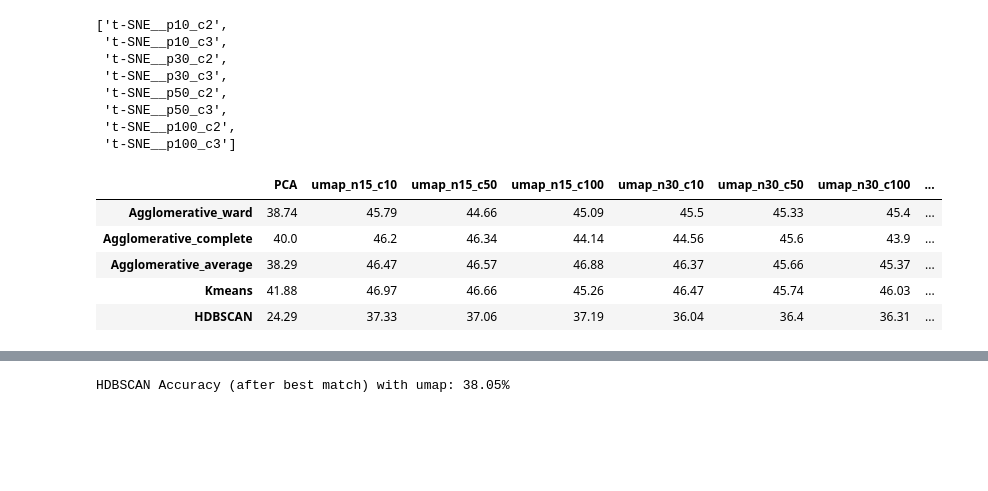
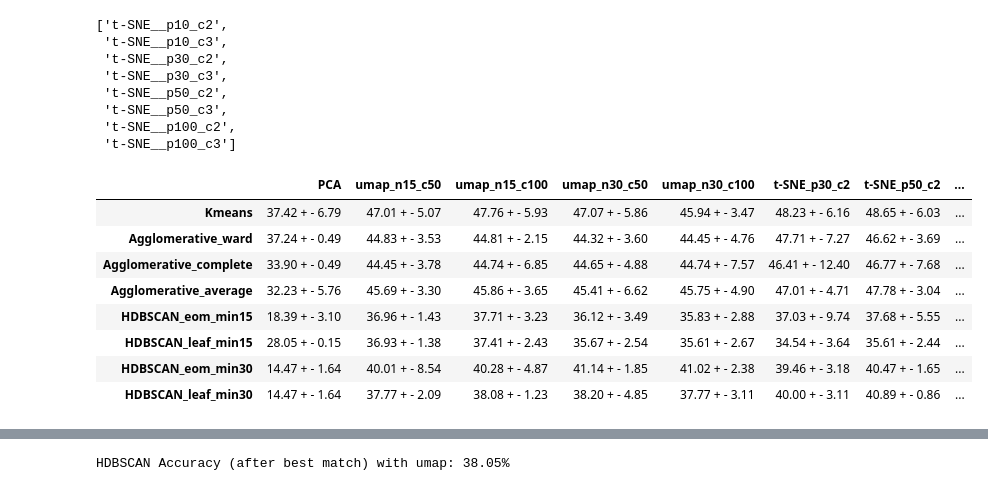
Before and after one commit to PulyaPolya/genres, a Jupyter notebook: ast_embedding_clustering.ipynb, the cells around one changed output, grey strips where cells are left out. Saved outputs shown, nothing was run; the diff lists cells and outputs as text; code cells hidden in the pictures; blank space fills up the shorter version.

```diff
--- a/ast_embedding_clustering.ipynb
+++ b/ast_embedding_clustering.ipynb
@@ -691,7 +709,7 @@ from sklearn.cluster import SpectralClustering
 from sklearn.mixture import GaussianMixture
 from sklearn.cluster import HDBSCAN
 from sklearn.cluster import AgglomerativeClustering
-def cluster_points(name,spectrograms_reduced,  num_cluster = None, seed = 42, min_cluster_size =15, max_cluster_size= 120, eigen_tol= 0.0, linkage = 'ward'):
+def cluster_points(name,spectrograms_reduced,  num_cluster = None, seed = 42, min_cluster_size =15, max_cluster_size= 120, eigen_tol= 0.0, linkage = 'ward', selection = None):
     if name == "Kmeans":
         kmeans = KMeans(n_clusters = num_cluster,random_state=seed).fit(spectrograms_reduced)
         predicted_labels =kmeans.labels_
@@ -707,8 +725,8 @@ def cluster_points(name,spectrograms_reduced,  num_cluster = None, seed = 42, mi
         gm = GaussianMixture(n_components=num_cluster,covariance_type="full",
     reg_covar=1e-3, random_state=seed).fit(spectrograms_reduced)
         predicted_labels = gm.predict(spectrograms_reduced)
-    elif name == "HDBSCAN":
-        hdbscan = HDBSCAN(min_cluster_size =15, max_cluster_size= 120).fit(spectrograms_reduced)  # 15, 120 -> 40.92%
+    elif name.startswith("HDBSCAN"):
+        hdbscan = HDBSCAN(min_cluster_size =min_cluster_size, max_cluster_size= max_cluster_size,  cluster_selection_method = selection).fit(spectrograms_reduced)  # 15, 120 -> 40.92%
         predicted_labels = hdbscan.labels_+1  # treating noise as cluster
     elif name.startswith("Agglomerative"):
         agglomerative = AgglomerativeClustering(n_clusters=num_cluster, linkage = linkage).fit(spectrograms_reduced)
@@ -790,3 +808,11 @@ def get_reduction_names(algorithm,n_components, n_neighbors = None, perplexities
         reduction_names= [ f"{algorithm}_p{str(elem)}" for elem in perplexities]
     reduction_names = [ f"{name}_c{str(n_n)}"  for name in reduction_names for n_n in n_components]
     return reduction_names
+# %%
+def get_clustering_names (algorithm, linkages= None, selections = None, min_clusters= None):
+    if algorithm == "Agglomerative":
+        reduction_names =  [ f"{algorithm}_{linkage}" for linkage in linkages]
+    elif algorithm == "HDBSCAN":
+         reduction_names =  [ f"{algorithm}_{selection}" for selection in selections]
+         reduction_names =   [ f"{name}_min{min_cluster}" for min_cluster in min_clusters for name in reduction_names]
+    return reduction_names
@@ -815,16 +849,16 @@ get_reduction_names("t-SNE",n_components = [2, 3], perplexities=[ 10, 30, 50,100
 import pandas as pd
 from tqdm import tqdm
 import random
-num_trials = 10
+num_trials = 50
 
-linkages = ["ward", "complete", "average"]
-algorithms_names = ["Kmeans",  "HDBSCAN"]
-algorithms_names =  [ f"Agglomerative_{linkage}"  for linkage in linkages] + algorithms_names
-linkages = ["ward", "complete", "average", "single"]
-reduction_names_umap = get_reduction_names("umap", n_components=[ 10, 50, 100],  n_neighbors  =[15, 30])
-reduction_names_tsne = get_reduction_names("t-SNE",n_components = [2, 3], perplexities=[ 10, 30, 50,100 ])
+
+reduction_names_umap = get_reduction_names("umap", n_components=[ 50, 100],  n_neighbors  =[15, 30])
+reduction_names_tsne = get_reduction_names("t-SNE",n_components = [2], perplexities=[  30, 50,100 ])
 reduction_names = ["PCA"] + reduction_names_umap + reduction_names_tsne
-perplexity, n_neighbors = None, None
+agglomerative_names = get_clustering_names("Agglomerative", linkages = ["ward", "complete", "average"])
+hdbscan_names = get_clustering_names("HDBSCAN", selections = ["eom", "leaf"], min_clusters=[15,  30])
+algorithms_names = ["Kmeans"] + agglomerative_names + hdbscan_names
+perplexity, n_neighbors, linkage, selection, min_cluster_size,  n_components  = None, None, None, None, None, None
 seeds = []
 df = pd.DataFrame(
     [[[] for _ in reduction_names] for _ in algorithms_names],
@@ -849,12 +883,13 @@ for i in tqdm(range(num_trials)):
             #print(algorithm)
             try:
                 if  algorithm.startswith("Agglomerative"):
-                    linkage = algorithm[14:]
-                else:
-                    linkage = None
+                    linkage = algorithm.split("_")[1]
+                elif algorithm.startswith("HDBSCAN"):
+                    selection = algorithm.split("_")[1]
+                    min_cluster_size = int( algorithm.split("_")[2][3:])
                 #print(linkage)
                 predicted_labels= cluster_points(name= algorithm, spectrograms_reduced=spectrograms_reduced, num_cluster = 7,
-                                                seed = seed, min_cluster_size =15, max_cluster_size= 120, eigen_tol= eigen_tol, linkage = linkage)
+                            seed = seed, min_cluster_size =min_cluster_size, max_cluster_size= 120, linkage = linkage, selection = selection)
                 acc = get_accuracy(true_labels_enc, predicted_labels)
                 #print(acc)
                 df.at[f"{algorithm}", reduction].append( "{:.2f}".format(acc*100))
@@ -864,19 +899,22 @@ for i in tqdm(range(num_trials)):
 # %%
 df_averages = pd.DataFrame(index=algorithms_names, columns=reduction_names)
 for reduction in reduction_names:
         for algorithm in algorithms_names:
             scores = np.array(df.at[algorithm, reduction], dtype=float)
             mean = "{:.2f}".format(np.mean(scores))
             var ="{:.2f}".format(np.var(scores))
-            df_averages.at[algorithm, reduction] =float(mean) # f"{mean} + - {var}"
+            df_averages.at[algorithm, reduction] =  f"{mean} + - {var}" #float(mean) # f"{mean} + - {var}"
 df_averages
 # %% [output]
-|  | PCA | umap_n15_c10 | umap_n15_c50 | umap_n15_c100 | umap_n30_c10 | umap_n30_c50 | umap_n30_c100 | ... |
-| Agglomerative_ward | 38.74 | 45.79 | 44.66 | 45.09 | 45.5 | 45.33 | 45.4 | ... |
-| Agglomerative_complete | 40.0 | 46.2 | 46.34 | 44.14 | 44.56 | 45.6 | 43.9 | ... |
-| Agglomerative_average | 38.29 | 46.47 | 46.57 | 46.88 | 46.37 | 45.66 | 45.37 | ... |
-| Kmeans | 41.88 | 46.97 | 46.66 | 45.26 | 46.47 | 45.74 | 46.03 | ... |
-| HDBSCAN | 24.29 | 37.33 | 37.06 | 37.19 | 36.04 | 36.4 | 36.31 | ... |
+|  | PCA | umap_n15_c50 | umap_n15_c100 | umap_n30_c50 | umap_n30_c100 | t-SNE_p30_c2 | t-SNE_p50_c2 | ... |
+| Kmeans | 37.42 + - 6.79 | 47.01 + - 5.07 | 47.76 + - 5.93 | 47.07 + - 5.86 | 45.94 + - 3.47 | 48.23 + - 6.16 | 48.65 + - 6.03 | ... |
+| Agglomerative_ward | 37.24 + - 0.49 | 44.83 + - 3.53 | 44.81 + - 2.15 | 44.32 + - 3.60 | 44.45 + - 4.76 | 47.71 + - 7.27 | 46.62 + - 3.69 | ... |
+| Agglomerative_complete | 33.90 + - 0.49 | 44.45 + - 3.78 | 44.74 + - 6.85 | 44.65 + - 4.88 | 44.74 + - 7.57 | 46.41 + - 12.40 | 46.77 + - 7.68 | ... |
+| Agglomerative_average | 32.23 + - 5.76 | 45.69 + - 3.30 | 45.86 + - 3.65 | 45.41 + - 6.62 | 45.75 + - 4.90 | 47.01 + - 4.71 | 47.78 + - 3.04 | ... |
+| HDBSCAN_eom_min15 | 18.39 + - 3.10 | 36.96 + - 1.43 | 37.71 + - 3.23 | 36.12 + - 3.49 | 35.83 + - 2.88 | 37.03 + - 9.74 | 37.68 + - 5.55 | ... |
+| HDBSCAN_leaf_min15 | 28.05 + - 0.15 | 36.93 + - 1.38 | 37.41 + - 2.43 | 35.67 + - 2.54 | 35.61 + - 2.67 | 34.54 + - 3.64 | 35.61 + - 2.44 | ... |
+| HDBSCAN_eom_min30 | 14.47 + - 1.64 | 40.01 + - 8.54 | 40.28 + - 4.87 | 41.14 + - 1.85 | 41.02 + - 2.38 | 39.46 + - 3.18 | 40.47 + - 1.65 | ... |
+| HDBSCAN_leaf_min30 | 14.47 + - 1.64 | 37.77 + - 2.09 | 38.08 + - 1.23 | 38.20 + - 4.85 | 37.77 + - 3.11 | 40.00 + - 3.11 | 40.89 + - 0.86 | ... |
 # %%
 df_averages.mean()
 # %% [output]
```
Also changed, not shown: parts of 12 cells of this notebook, 1 other file.
